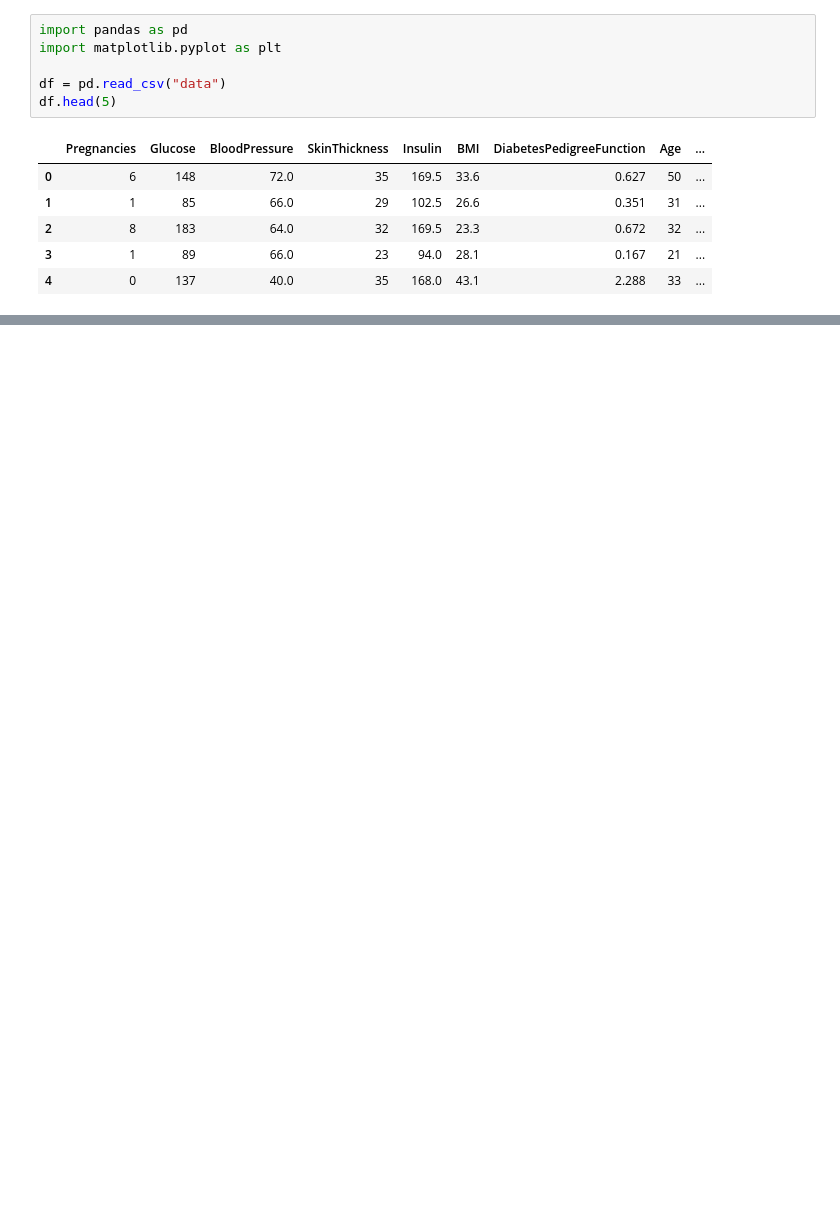
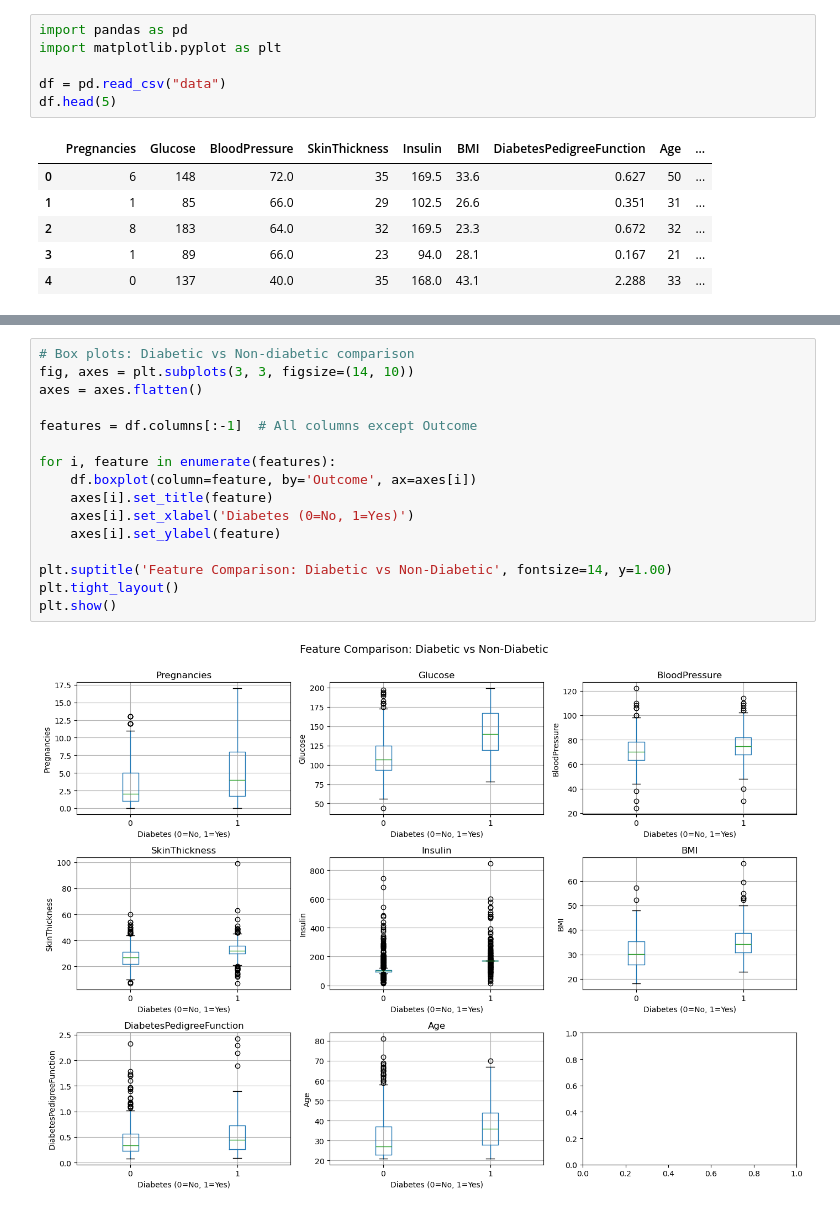
Before and after one commit to simas125/diabetes-risk-analysis, a Jupyter notebook: analysis.ipynb, the cells around one changed output, grey strips where cells are left out. Drawn from its saved outputs; the diff is of its cells as text; blank space fills up the shorter version.

Commit message:
+ boxplots ir missing values

```diff
--- a/analysis.ipynb
+++ b/analysis.ipynb
@@ -13,0 +45,18 @@ df.head(5)
+# %%
+# Box plots: Diabetic vs Non-diabetic comparison
+fig, axes = plt.subplots(3, 3, figsize=(14, 10))
+axes = axes.flatten()
+
+features = df.columns[:-1]  # All columns except Outcome
+
+for i, feature in enumerate(features):
+    df.boxplot(column=feature, by='Outcome', ax=axes[i])
+    axes[i].set_title(feature)
+    axes[i].set_xlabel('Diabetes (0=No, 1=Yes)')
+    axes[i].set_ylabel(feature)
+
+plt.suptitle('Feature Comparison: Diabetic vs Non-Diabetic', fontsize=14, y=1.00)
+plt.tight_layout()
+plt.show()
+# %% [output]
+[figure, added]
```
Also changed, not shown: parts of 2 cells of this notebook.
